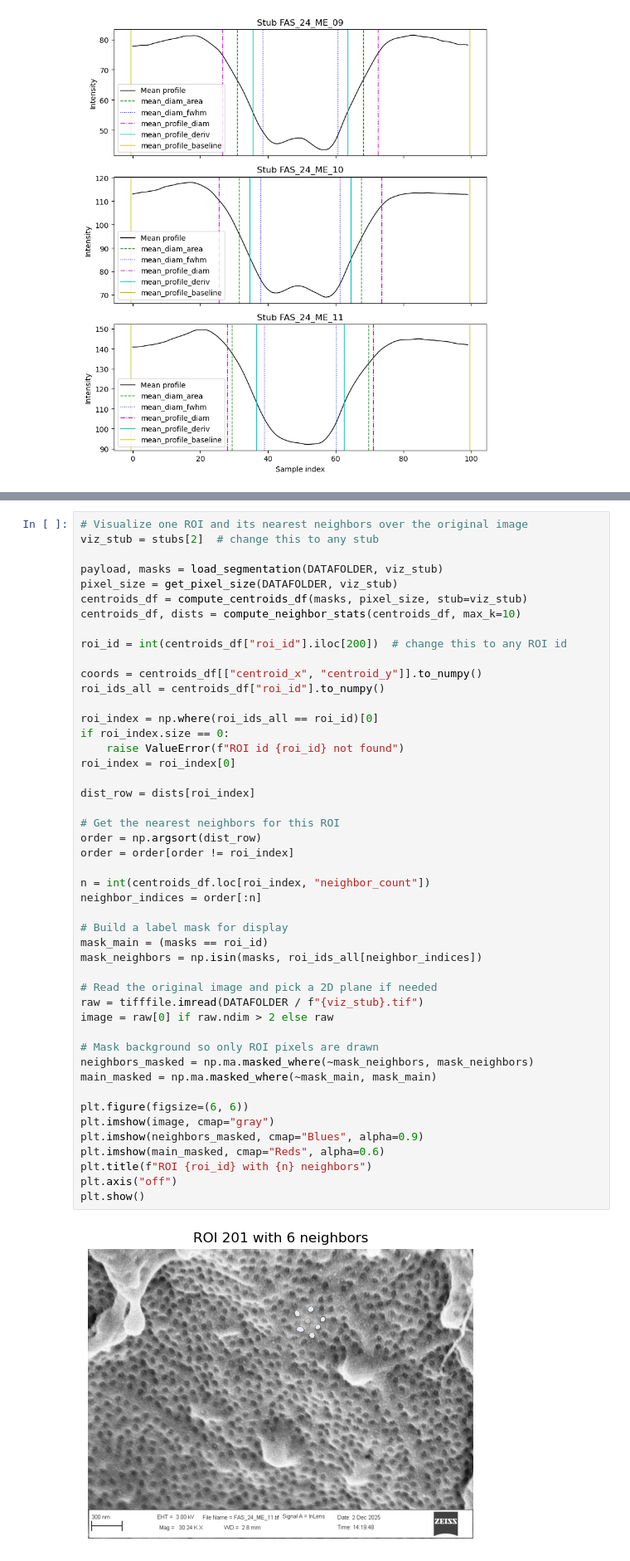
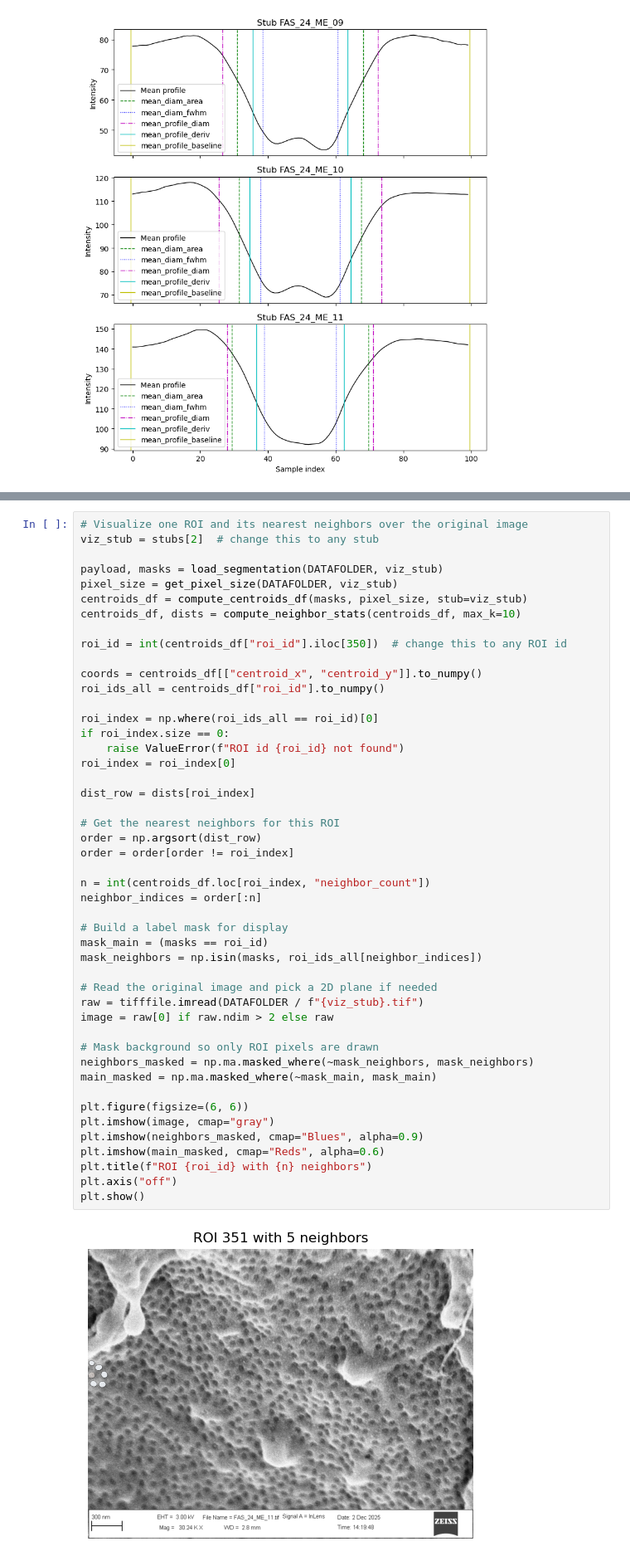
Before and after one commit to jaimemcc/fenestrations, a Jupyter notebook: notebooks/find_neighbours.ipynb, the cells around one changed output, grey strips where cells are left out. Shown at 83% size. Drawn from its saved outputs; the diff is of its cells as text.

```diff
--- a/notebooks/find_neighbours.ipynb
+++ b/notebooks/find_neighbours.ipynb
@@ -250,7 +263,7 @@ pixel_size = get_pixel_size(DATAFOLDER, viz_stub)
 centroids_df = compute_centroids_df(masks, pixel_size, stub=viz_stub)
 centroids_df, dists = compute_neighbor_stats(centroids_df, max_k=10)
 
-roi_id = int(centroids_df["roi_id"].iloc[200])  # change this to any ROI id
+roi_id = int(centroids_df["roi_id"].iloc[350])  # change this to any ROI id
 
 coords = centroids_df[["centroid_x", "centroid_y"]].to_numpy()
 roi_ids_all = centroids_df["roi_id"].to_numpy()
@@ -262,34 +275,34 @@ roi_index = roi_index[0]
 
 dist_row = dists[roi_index]
 
 # Get the nearest neighbors for this ROI
 order = np.argsort(dist_row)
 order = order[order != roi_index]
 
 n = int(centroids_df.loc[roi_index, "neighbor_count"])
 neighbor_indices = order[:n]
 
 # Build a label mask for display
 mask_main = (masks == roi_id)
 mask_neighbors = np.isin(masks, roi_ids_all[neighbor_indices])
 
 # Read the original image and pick a 2D plane if needed
 raw = tifffile.imread(DATAFOLDER / f"{viz_stub}.tif")
 image = raw[0] if raw.ndim > 2 else raw
 
 # Mask background so only ROI pixels are drawn
 neighbors_masked = np.ma.masked_where(~mask_neighbors, mask_neighbors)
 main_masked = np.ma.masked_where(~mask_main, mask_main)
 
 plt.figure(figsize=(6, 6))
 plt.imshow(image, cmap="gray")
 plt.imshow(neighbors_masked, cmap="Blues", alpha=0.9)
 plt.imshow(main_masked, cmap="Reds", alpha=0.6)
 plt.title(f"ROI {roi_id} with {n} neighbors")
 plt.axis("off")
 plt.show()
 # %% [output]
-[figure, old version]
+[figure, new version]
 # %%
 test = Path("F:\Jaime\seg_npy\FAS7\ME\FAS_7_ME_overview01_seg.npy")
 
```
Also changed, not shown: parts of 4 cells of this notebook, 1 other file.
